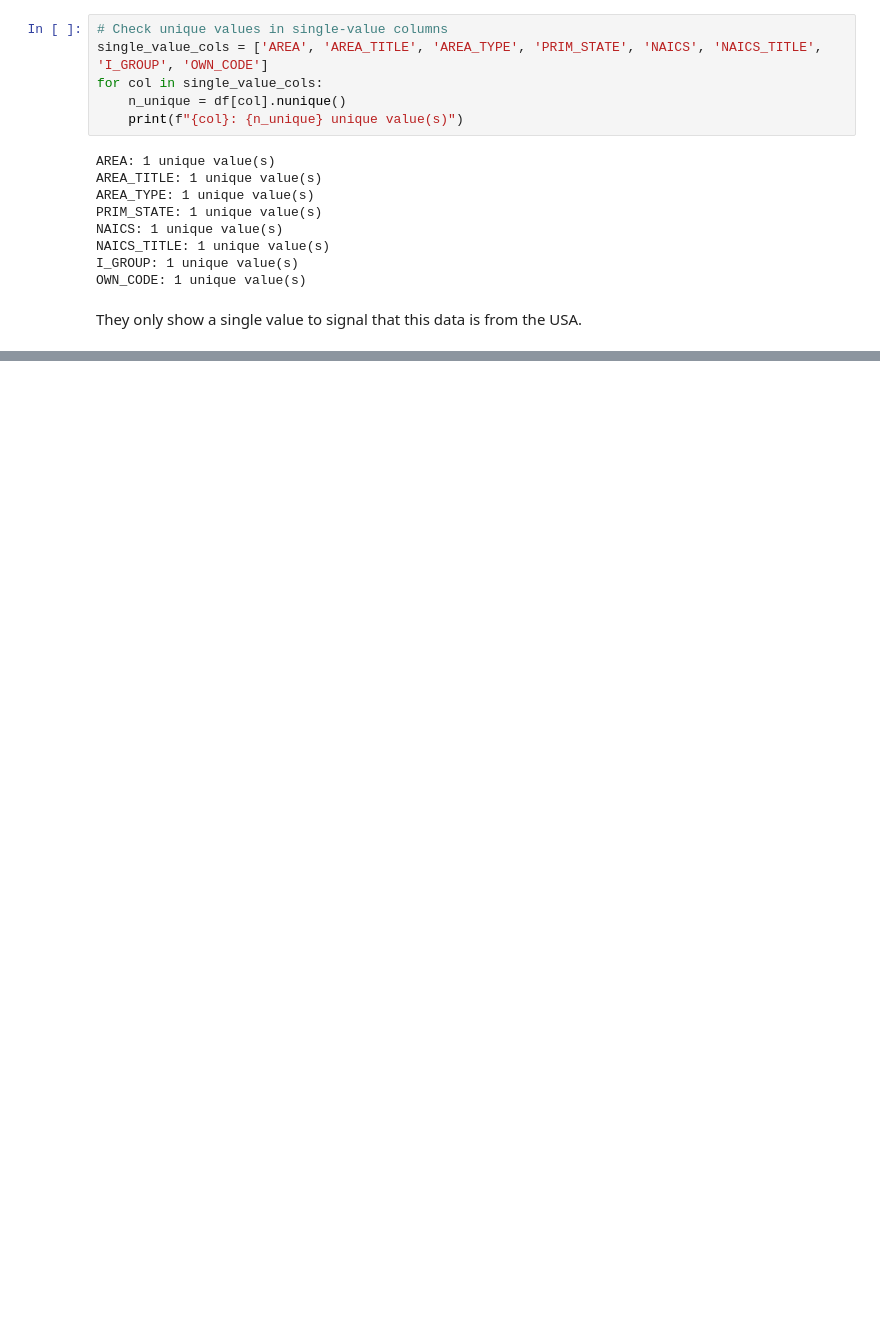
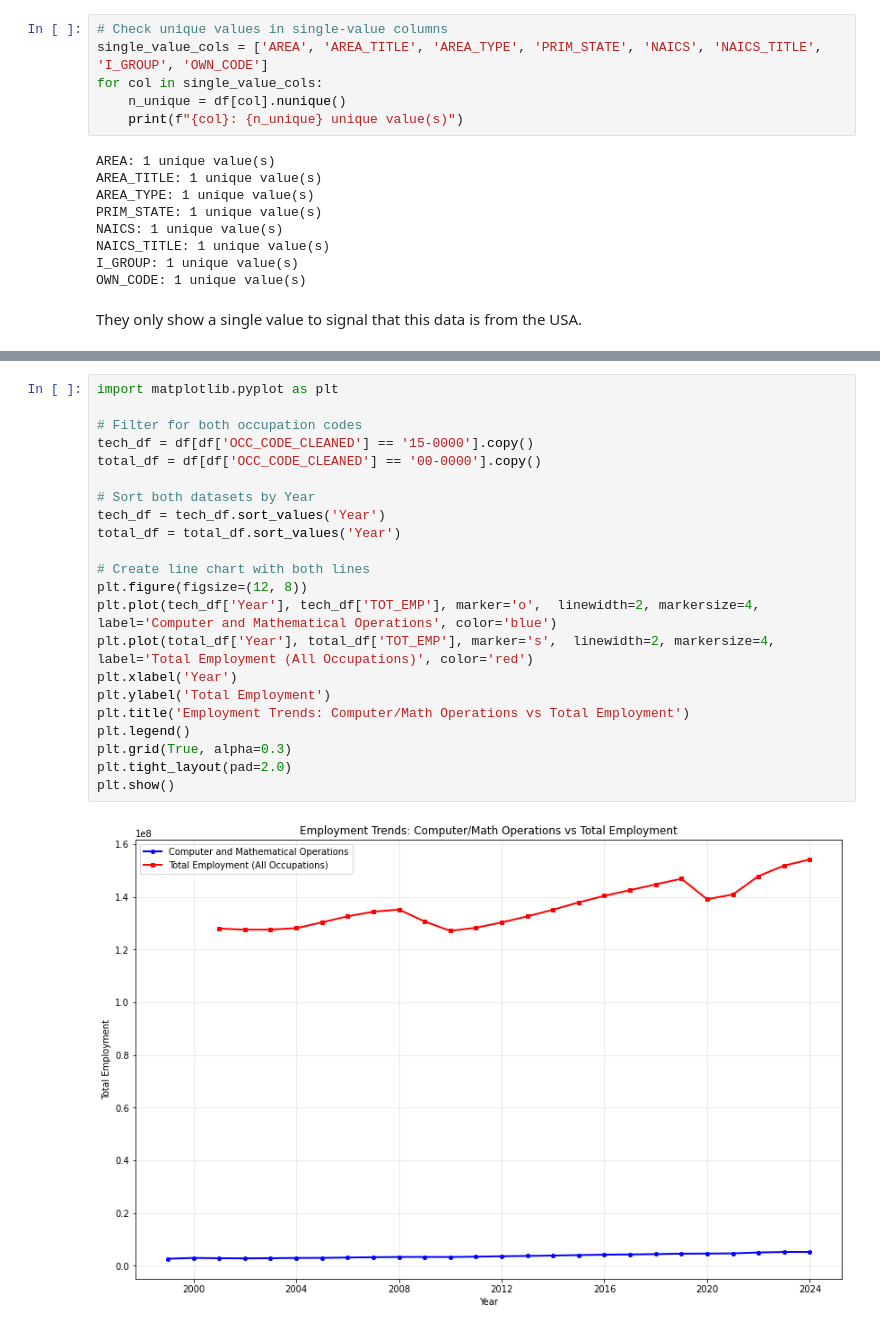
Before and after one commit to charlotteprior/analytics-applications-sp2026-final, a Jupyter notebook: national_employment_eda.ipynb, the cells around one changed output, grey strips where cells are left out. Cells and saved outputs as stored; diff of their text form; blank space fills up the shorter version.

```diff
--- a/national_employment_eda.ipynb
+++ b/national_employment_eda.ipynb
@@ -139,0 +197,24 @@ memory usage: 5.2+ MB
+# %%
+import matplotlib.pyplot as plt
+
+# Filter for both occupation codes
+tech_df = df[df['OCC_CODE_CLEANED'] == '15-0000'].copy()
+total_df = df[df['OCC_CODE_CLEANED'] == '00-0000'].copy()
+
+# Sort both datasets by Year
+tech_df = tech_df.sort_values('Year')
+total_df = total_df.sort_values('Year')
+
+# Create line chart with both lines
+plt.figure(figsize=(12, 8))
+plt.plot(tech_df['Year'], tech_df['TOT_EMP'], marker='o',  linewidth=2, markersize=4, label='Computer and Mathematical Operations', color='blue')
+plt.plot(total_df['Year'], total_df['TOT_EMP'], marker='s',  linewidth=2, markersize=4, label='Total Employment (All Occupations)', color='red')
+plt.xlabel('Year')
+plt.ylabel('Total Employment')
+plt.title('Employment Trends: Computer/Math Operations vs Total Employment')
+plt.legend()
+plt.grid(True, alpha=0.3)
+plt.tight_layout(pad=2.0)
+plt.show()
+# %% [output]
+[figure, added]
```
Also changed, not shown: parts of 8 cells of this notebook.
